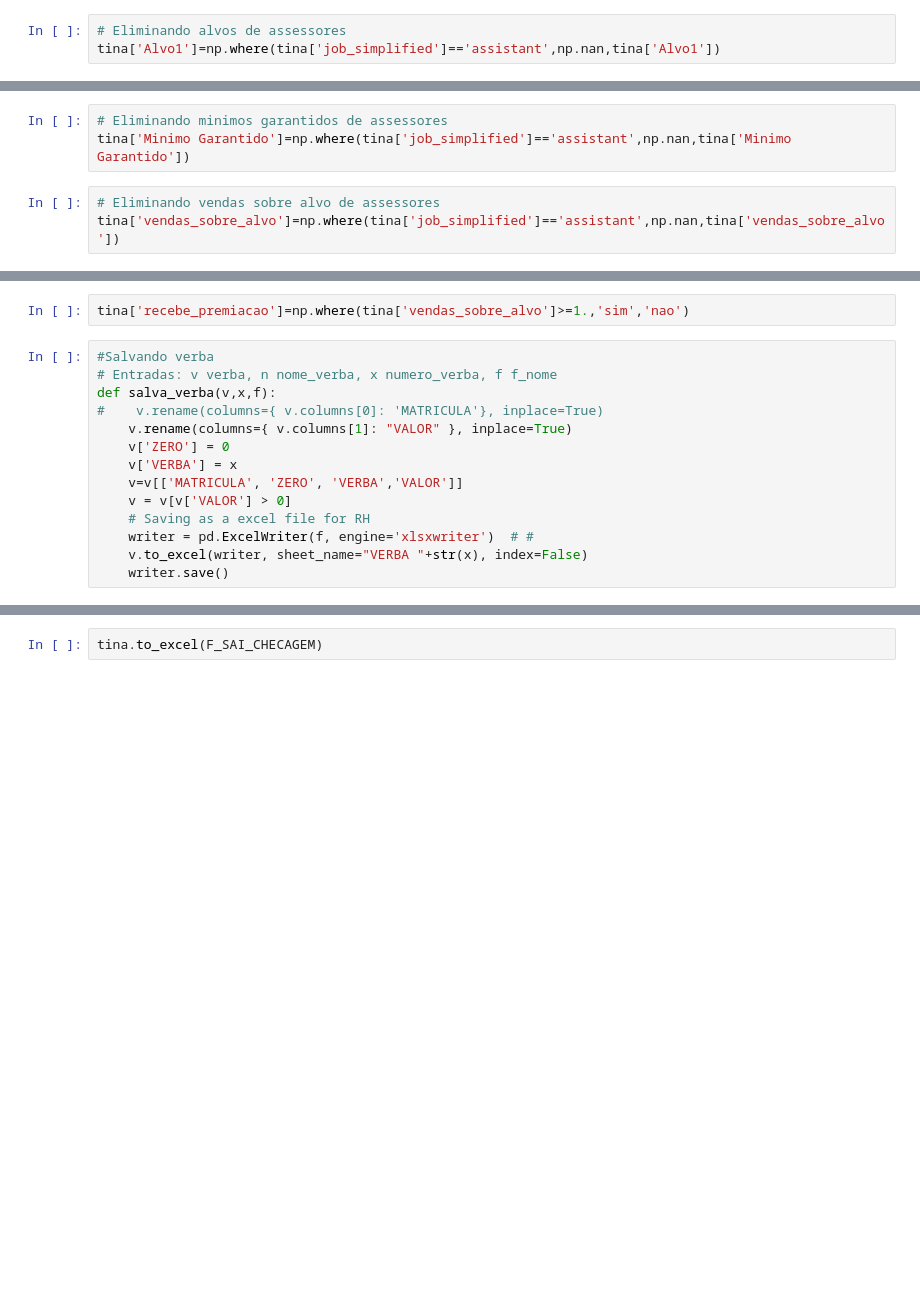
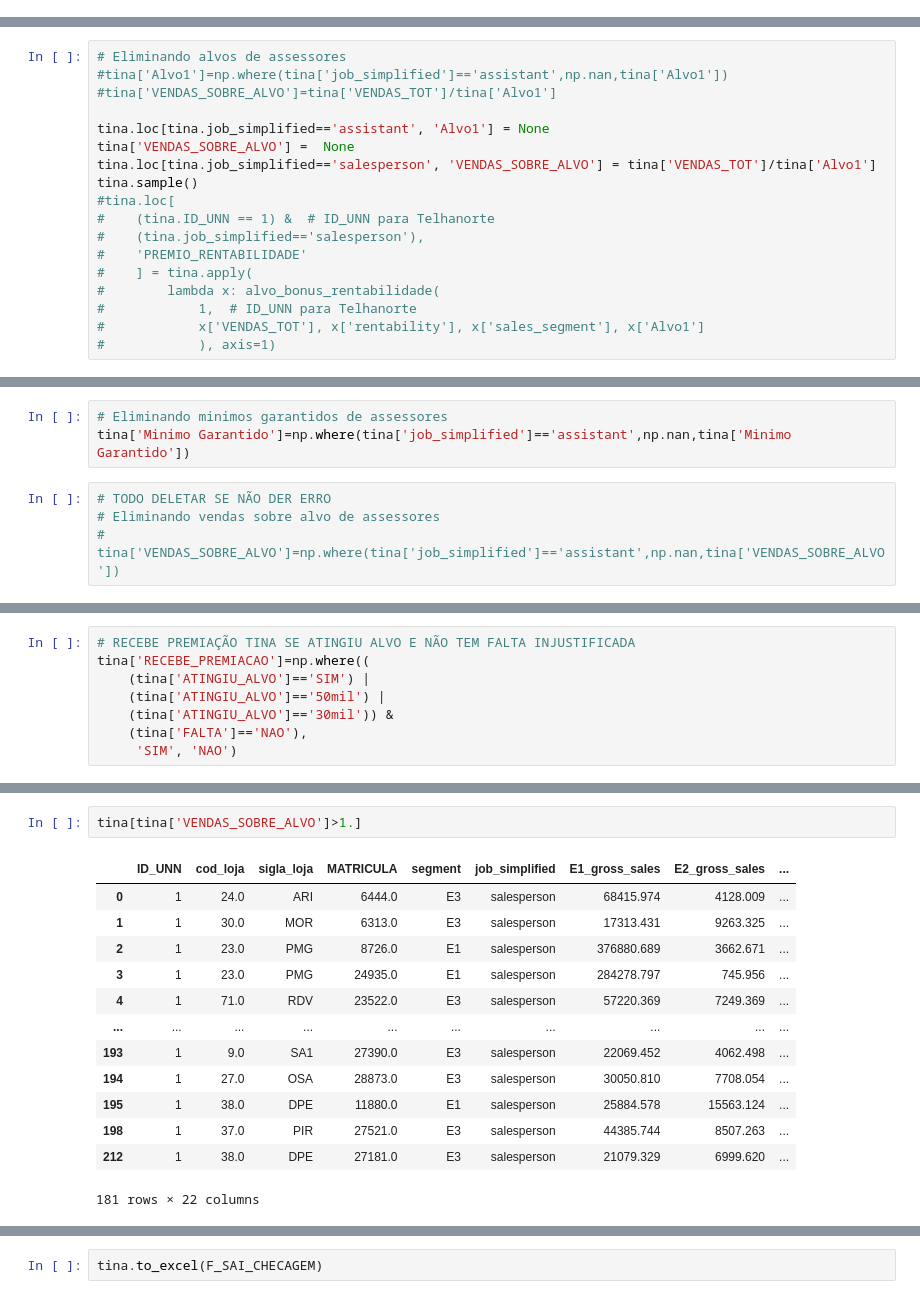
Before and after one commit to clachi/apuracoes_TINA, a Jupyter notebook: apuracao_premiacao_INDIVIDUAL_TINA_v2.ipynb, the cells around one changed output, grey strips where cells are left out. Drawn from its saved outputs; the diff is of its cells as text; blank space fills up the shorter version.

Commit message:
Telhanorte checada!

```diff
--- a/apuracao_premiacao_INDIVIDUAL_TINA_v2.ipynb
+++ b/apuracao_premiacao_INDIVIDUAL_TINA_v2.ipynb
@@ -349,3 +451,0 @@ tina['vendas_sobre_alvo']=tina['VENDAS_TOT']/tina['Alvo1']
-# %%
-# Eliminando alvos de assessores
-tina['Alvo1']=np.where(tina['job_simplified']=='assistant',np.nan,tina['Alvo1'])
@@ -351,0 +461,18 @@ tina['Alvo1']=np.where(tina['job_simplified']=='assistant',np.nan,tina['Alvo1'])
+# %%
+# Eliminando alvos de assessores
+#tina['Alvo1']=np.where(tina['job_simplified']=='assistant',np.nan,tina['Alvo1'])
+#tina['VENDAS_SOBRE_ALVO']=tina['VENDAS_TOT']/tina['Alvo1']
+
+tina.loc[tina.job_simplified=='assistant', 'Alvo1'] = None
+tina['VENDAS_SOBRE_ALVO'] =  None
+tina.loc[tina.job_simplified=='salesperson', 'VENDAS_SOBRE_ALVO'] = tina['VENDAS_TOT']/tina['Alvo1']
+tina.sample()
+#tina.loc[
+#    (tina.ID_UNN == 1) &  # ID_UNN para Telhanorte
+#    (tina.job_simplified=='salesperson'),
+#    'PREMIO_RENTABILIDADE'
+#    ] = tina.apply(
+#        lambda x: alvo_bonus_rentabilidade(
+#            1,  # ID_UNN para Telhanorte
+#            x['VENDAS_TOT'], x['rentability'], x['sales_segment'], x['Alvo1']
+#            ), axis=1)
@@ -353,5 +499,6 @@ tina['Alvo1']=np.where(tina['job_simplified']=='assistant',np.nan,tina['Alvo1'])
 # Eliminando minimos garantidos de assessores
 tina['Minimo Garantido']=np.where(tina['job_simplified']=='assistant',np.nan,tina['Minimo Garantido'])
 # %%
+# TODO DELETAR SE NÃO DER ERRO
 # Eliminando vendas sobre alvo de assessores
-tina['vendas_sobre_alvo']=np.where(tina['job_simplified']=='assistant',np.nan,tina['vendas_sobre_alvo'])
+# tina['VENDAS_SOBRE_ALVO']=np.where(tina['job_simplified']=='assistant',np.nan,tina['VENDAS_SOBRE_ALVO'])
@@ -357,0 +527,8 @@ tina['vendas_sobre_alvo']=np.where(tina['job_simplified']=='assistant',np.nan,ti
+# %%
+# RECEBE PREMIAÇÃO TINA SE ATINGIU ALVO E NÃO TEM FALTA INJUSTIFICADA
+tina['RECEBE_PREMIACAO']=np.where((
+    (tina['ATINGIU_ALVO']=='SIM') |
+    (tina['ATINGIU_ALVO']=='50mil') |
+    (tina['ATINGIU_ALVO']=='30mil')) &
+    (tina['FALTA']=='NAO'),
+     'SIM', 'NAO')
@@ -358,16 +574,16 @@ tina['vendas_sobre_alvo']=np.where(tina['job_simplified']=='assistant',np.nan,ti
 # %%
-tina['recebe_premiacao']=np.where(tina['vendas_sobre_alvo']>=1.,'sim','nao')
+tina[tina['VENDAS_SOBRE_ALVO']>1.]
+# %% [output]
+|  | ID_UNN | cod_loja | sigla_loja | MATRICULA | segment | job_simplified | E1_gross_sales | E2_gross_sales | ... |
+| 0 | 1 | 24.0 | ARI | 6444.0 | E3 | salesperson | 68415.974 | 4128.009 | ... |
+| 1 | 1 | 30.0 | MOR | 6313.0 | E3 | salesperson | 17313.431 | 9263.325 | ... |
+| 2 | 1 | 23.0 | PMG | 8726.0 | E1 | salesperson | 376880.689 | 3662.671 | ... |
+| 3 | 1 | 23.0 | PMG | 24935.0 | E1 | salesperson | 284278.797 | 745.956 | ... |
+| 4 | 1 | 71.0 | RDV | 23522.0 | E3 | salesperson | 57220.369 | 7249.369 | ... |
+| ... | ... | ... | ... | ... | ... | ... | ... | ... | ... |
+| 193 | 1 | 9.0 | SA1 | 27390.0 | E3 | salesperson | 22069.452 | 4062.498 | ... |
+| 194 | 1 | 27.0 | OSA | 28873.0 | E3 | salesperson | 30050.810 | 7708.054 | ... |
+| 195 | 1 | 38.0 | DPE | 11880.0 | E1 | salesperson | 25884.578 | 15563.124 | ... |
+| 198 | 1 | 37.0 | PIR | 27521.0 | E3 | salesperson | 44385.744 | 8507.263 | ... |
+| 212 | 1 | 38.0 | DPE | 27181.0 | E3 | salesperson | 21079.329 | 6999.620 | ... |
+181 rows × 22 columns
-# %%
-#Salvando verba
-# Entradas: v verba, n nome_verba, x numero_verba, f f_nome
-def salva_verba(v,x,f):
-#    v.rename(columns={ v.columns[0]: 'MATRICULA'}, inplace=True)
-    v.rename(columns={ v.columns[1]: "VALOR" }, inplace=True)
-    v['ZERO'] = 0
-    v['VERBA'] = x
-    v=v[['MATRICULA', 'ZERO', 'VERBA','VALOR']]
-    v = v[v['VALOR'] > 0]
-    # Saving as a excel file for RH
-    writer = pd.ExcelWriter(f, engine='xlsxwriter')  # #
-    v.to_excel(writer, sheet_name="VERBA "+str(x), index=False)
-    writer.save()
```
Also changed, not shown: parts of 104 cells of this notebook.
